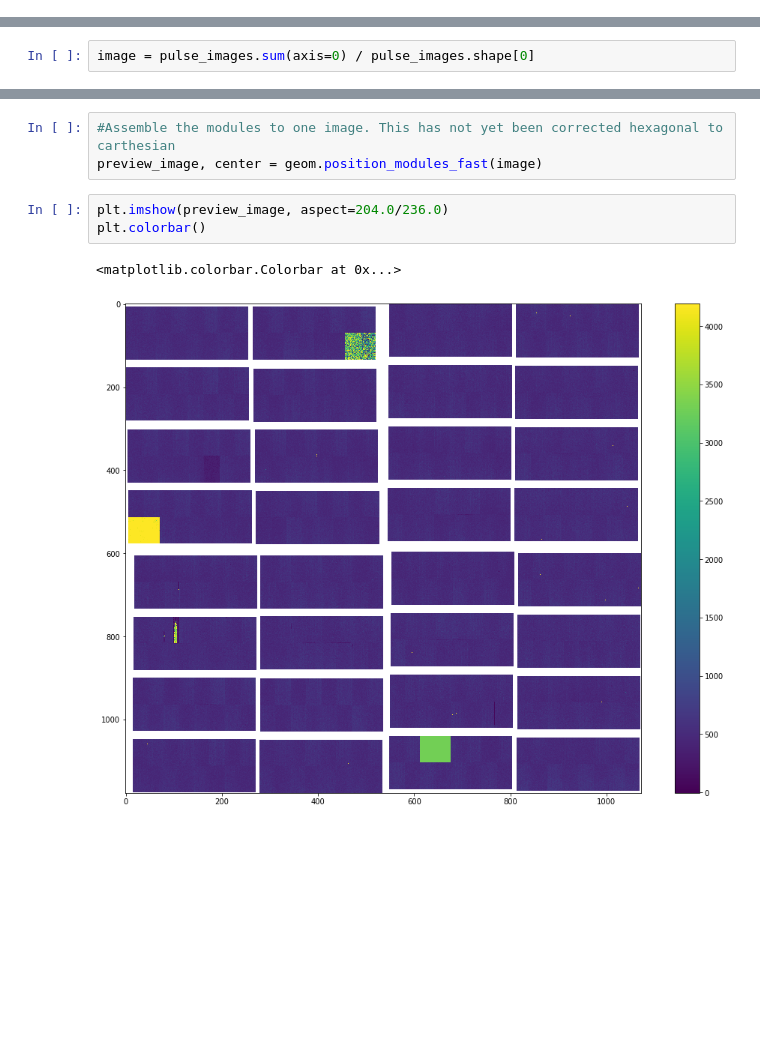
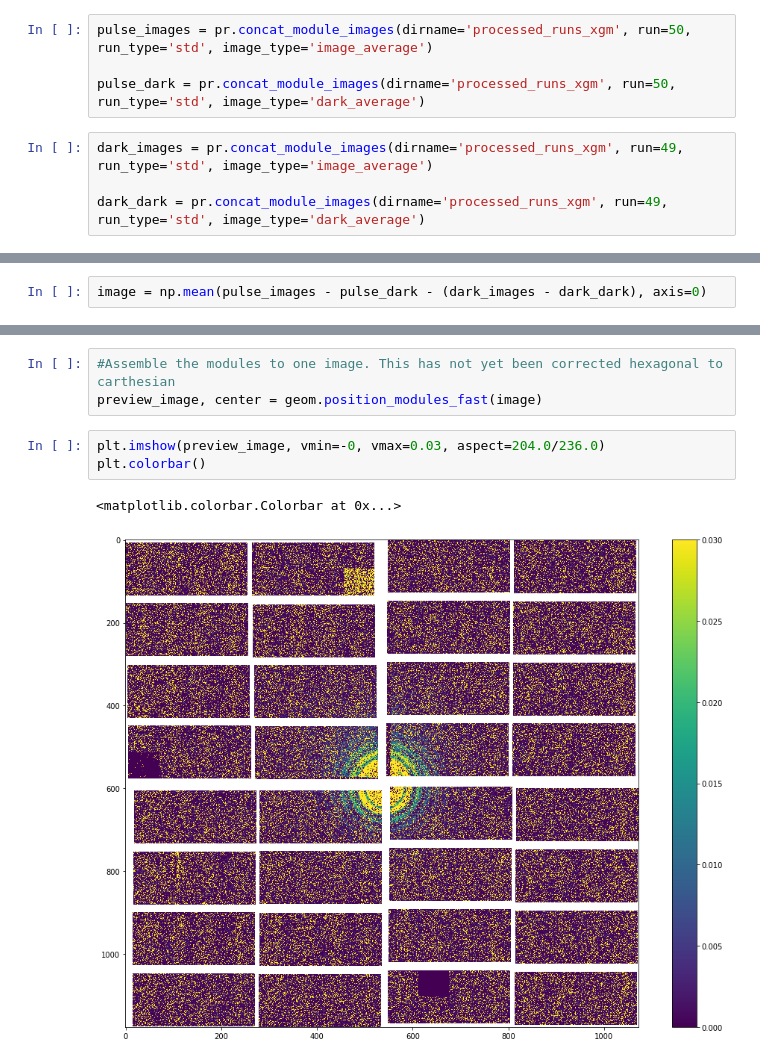
Before and after one commit to marijanbeg/scs-processing, a Jupyter notebook: tutorial.ipynb, the cells around one changed output, grey strips where cells are left out. Saved outputs shown, nothing was run; the diff lists cells and outputs as text; blank space fills up the shorter version.

```diff
--- a/tutorial.ipynb
+++ b/tutorial.ipynb
@@ -71,3 +77,11 @@ pulse_images = pr.concat_module_images(dirname='processed_runs_xgm', run=51)
+# %%
+pulse_images = pr.concat_module_images(dirname='processed_runs_xgm', run=50, run_type='std', image_type='image_average')
+
+pulse_dark = pr.concat_module_images(dirname='processed_runs_xgm', run=50, run_type='std', image_type='dark_average')
+# %%
+dark_images = pr.concat_module_images(dirname='processed_runs_xgm', run=49, run_type='std', image_type='image_average')
+
+dark_dark = pr.concat_module_images(dirname='processed_runs_xgm', run=49, run_type='std', image_type='dark_average')
 # %% [markdown]
 The data is still pulse-resolved:
 # %%
@@ -77,4 +91,4 @@ pulse_images.shape
 # %% [markdown]
 To get one image we average over all pulses:
 # %%
-image = pulse_images.sum(axis=0) / pulse_images.shape[0]
+image = np.mean(pulse_images - pulse_dark - (dark_images - dark_dark), axis=0)
@@ -121,8 +137,8 @@ dssc_mask = tbdet.quickmask_DSSC_ASIC(geom, masklist)
 #Assemble the modules to one image. This has not yet been corrected hexagonal to carthesian
 preview_image, center = geom.position_modules_fast(image)
 # %%
-plt.imshow(preview_image, aspect=204.0/236.0)
+plt.imshow(preview_image, vmin=-0, vmax=0.03, aspect=204.0/236.0)
 plt.colorbar()
 # %% [output]
 <matplotlib.colorbar.Colorbar at 0x...>
-[figure, old version]
+[figure, new version]
```
Also changed, not shown: parts of 3 cells of this notebook.
